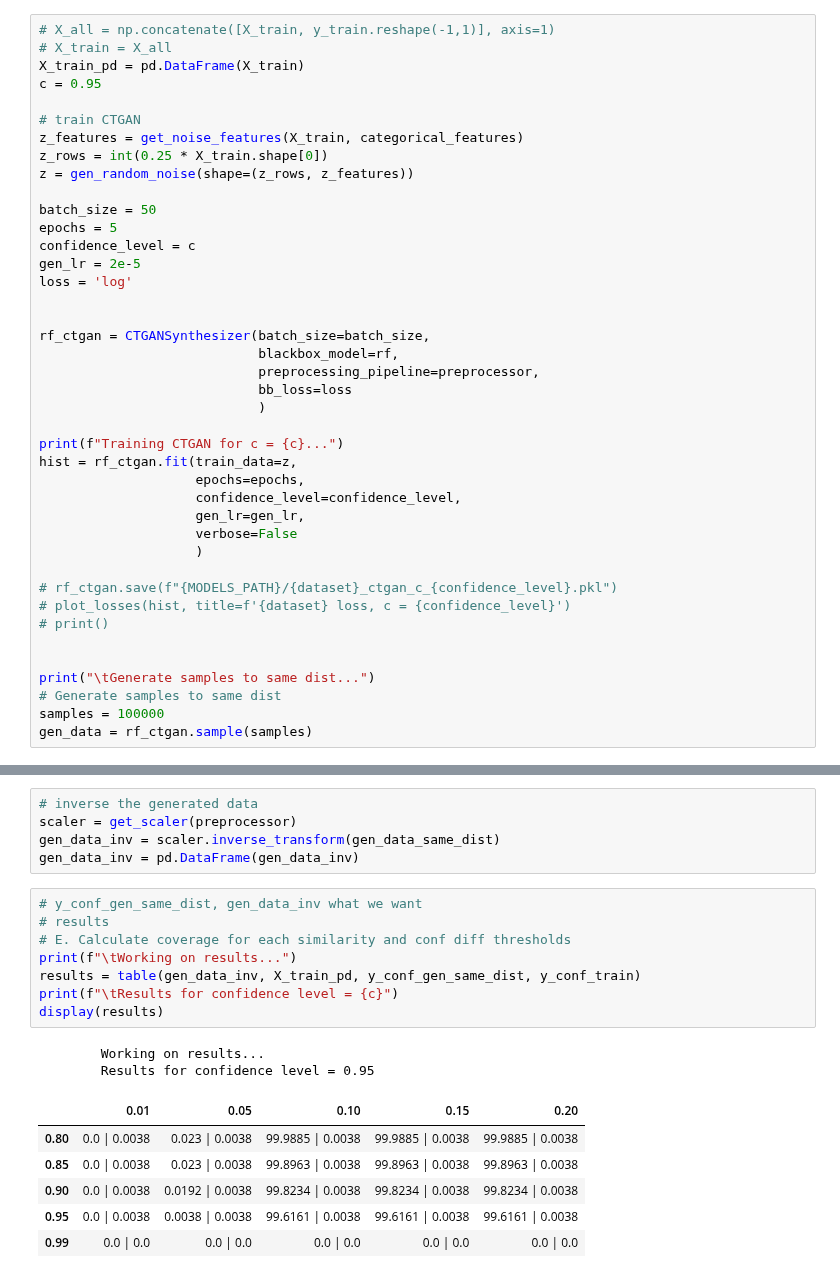
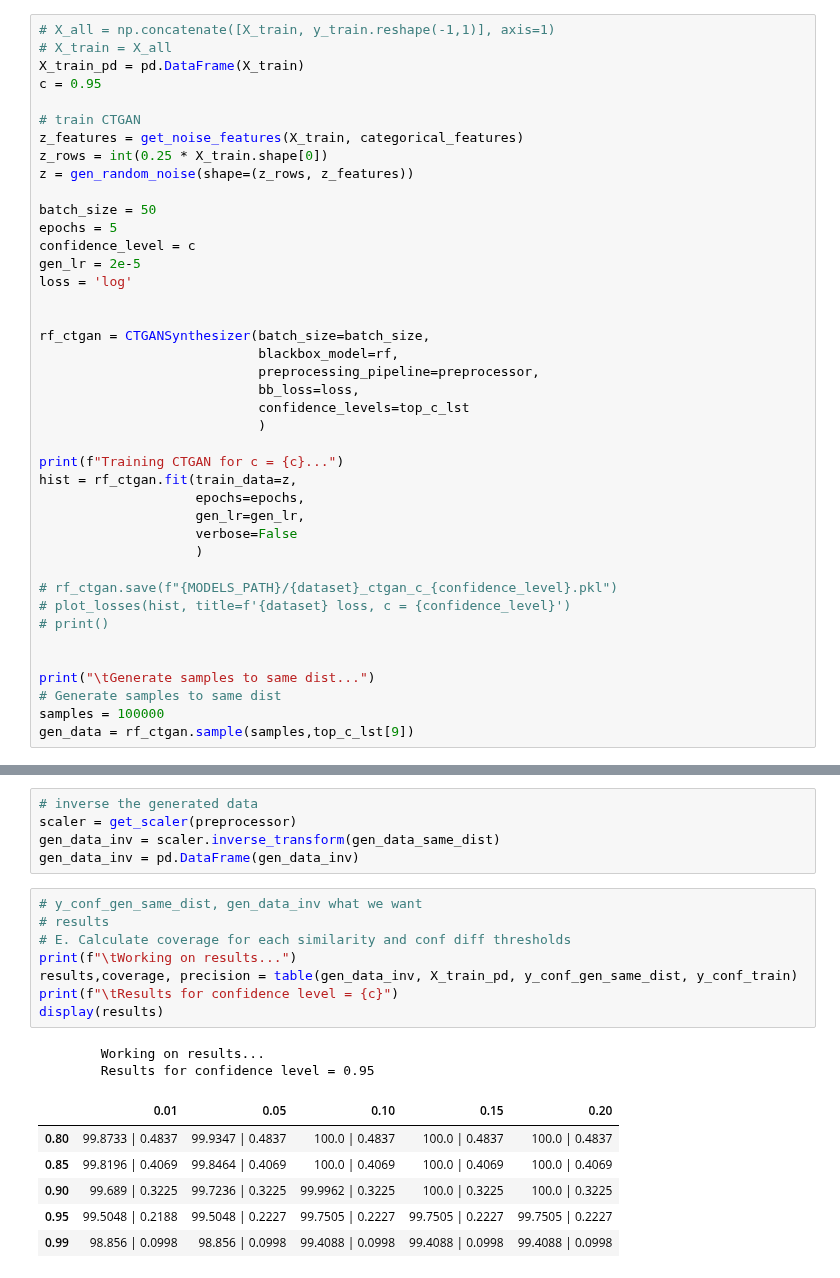
Before and after one commit to roye52371/CTGAN, a Jupyter notebook: Adult.ipynb, the cells around one changed output, grey strips where cells are left out. Saved outputs shown, nothing was run; the diff lists cells and outputs as text.

Commit message:
result for new ctgan but for one confidence 0.95 to samples(trained with all 10 conf),with GPU

```diff
--- a/Adult.ipynb
+++ b/Adult.ipynb
@@ -116,13 +134,13 @@ loss = 'log'
 rf_ctgan = CTGANSynthesizer(batch_size=batch_size,
                             blackbox_model=rf,
                             preprocessing_pipeline=preprocessor,
-                            bb_loss=loss
+                            bb_loss=loss,
+                            confidence_levels=top_c_lst
                             )
 
 print(f"Training CTGAN for c = {c}...")
 hist = rf_ctgan.fit(train_data=z,
                     epochs=epochs,
-                    confidence_level=confidence_level,
                     gen_lr=gen_lr,
                     verbose=False
                     )
@@ -135,6 +153,6 @@ hist = rf_ctgan.fit(train_data=z,
 print("\tGenerate samples to same dist...")
 # Generate samples to same dist
 samples = 100000
-gen_data = rf_ctgan.sample(samples)
+gen_data = rf_ctgan.sample(samples,top_c_lst[9])
 # %% [output]
 Training CTGAN for c = 0.95...
@@ -175,17 +220,17 @@ gen_data_inv = pd.DataFrame(gen_data_inv)
 # %%
 # y_conf_gen_same_dist, gen_data_inv what we want
 # results
 # E. Calculate coverage for each similarity and conf diff thresholds
 print(f"\tWorking on results...")
-results = table(gen_data_inv, X_train_pd, y_conf_gen_same_dist, y_conf_train)
+results,coverage, precision = table(gen_data_inv, X_train_pd, y_conf_gen_same_dist, y_conf_train)
 print(f"\tResults for confidence level = {c}")
 display(results)
 # %% [output]
         Working on results...
         Results for confidence level = 0.95
 |  | 0.01 | 0.05 | 0.10 | 0.15 | 0.20 |
-| 0.80 | 0.0 | 0.0038 | 0.023 | 0.0038 | 99.9885 | 0.0038 | 99.9885 | 0.0038 | 99.9885 | 0.0038 |
-| 0.85 | 0.0 | 0.0038 | 0.023 | 0.0038 | 99.8963 | 0.0038 | 99.8963 | 0.0038 | 99.8963 | 0.0038 |
-| 0.90 | 0.0 | 0.0038 | 0.0192 | 0.0038 | 99.8234 | 0.0038 | 99.8234 | 0.0038 | 99.8234 | 0.0038 |
-| 0.95 | 0.0 | 0.0038 | 0.0038 | 0.0038 | 99.6161 | 0.0038 | 99.6161 | 0.0038 | 99.6161 | 0.0038 |
-| 0.99 | 0.0 | 0.0 | 0.0 | 0.0 | 0.0 | 0.0 | 0.0 | 0.0 | 0.0 | 0.0 |
+| 0.80 | 99.8733 | 0.4837 | 99.9347 | 0.4837 | 100.0 | 0.4837 | 100.0 | 0.4837 | 100.0 | 0.4837 |
+| 0.85 | 99.8196 | 0.4069 | 99.8464 | 0.4069 | 100.0 | 0.4069 | 100.0 | 0.4069 | 100.0 | 0.4069 |
+| 0.90 | 99.689 | 0.3225 | 99.7236 | 0.3225 | 99.9962 | 0.3225 | 100.0 | 0.3225 | 100.0 | 0.3225 |
+| 0.95 | 99.5048 | 0.2188 | 99.5048 | 0.2227 | 99.7505 | 0.2227 | 99.7505 | 0.2227 | 99.7505 | 0.2227 |
+| 0.99 | 98.856 | 0.0998 | 98.856 | 0.0998 | 99.4088 | 0.0998 | 99.4088 | 0.0998 | 99.4088 | 0.0998 |
```
Also changed, not shown: parts of 7 cells of this notebook.
